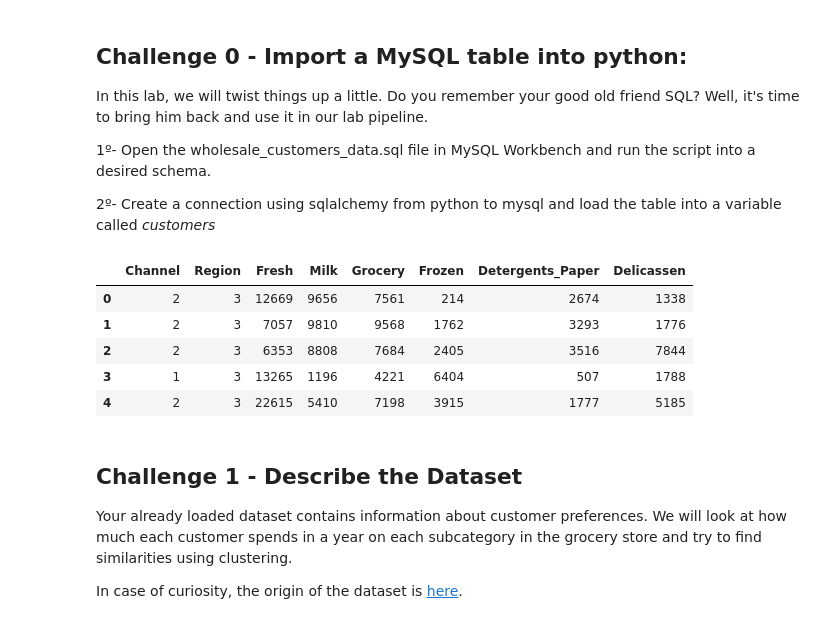
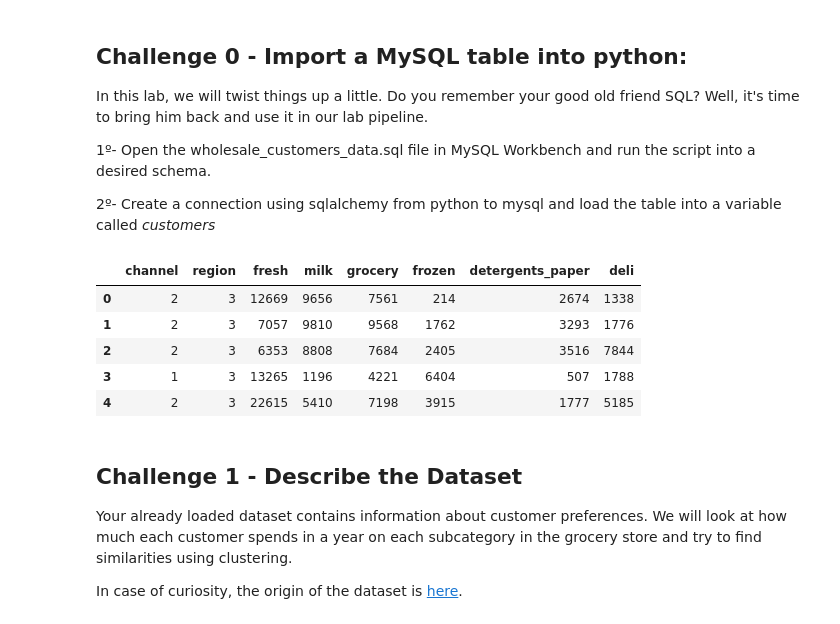
Before and after one commit to chandlershortlidge/lab-dsai-unsupervised-learning, a Jupyter notebook: your-code/main.ipynb, the cells around one changed output. Cells and saved outputs as stored; diff of their text form; code cells hidden in the pictures.

```diff
--- a/your-code/main.ipynb
+++ b/your-code/main.ipynb
@@ -26,19 +28,21 @@ Well, it's time to bring him back and use it in our lab pipeline.
 # %%
 #Create a connection with create_engine to MySQL Workbench:
 from sqlalchemy import create_engine
 import pandas as pd
 
 # Create the connection string
 # Format: mysql+pymysql://username:password@host:port/database_name
 engine = create_engine('mysql+pymysql://root:bootcamp2025@localhost:3306/wholesale_customers')
 
 # Load the customers table into a DataFrame
 customers = pd.read_sql('SELECT * FROM wholesale_customers_data', engine)
 
 # Display the first few rows
+customers.columns = customers.columns.str.lower()
+customers.rename(columns={"delicassen": "deli"}, inplace=True)
 customers.head()
 # %% [output]
-|  | Channel | Region | Fresh | Milk | Grocery | Frozen | Detergents_Paper | Delicassen |
+|  | channel | region | fresh | milk | grocery | frozen | detergents_paper | deli |
 | 0 | 2 | 3 | 12669 | 9656 | 7561 | 214 | 2674 | 1338 |
 | 1 | 2 | 3 | 7057 | 9810 | 9568 | 1762 | 3293 | 1776 |
 | 2 | 2 | 3 | 6353 | 8808 | 7684 | 2405 | 3516 | 7844 |
```
Also changed, not shown: parts of 68 cells of this notebook.
